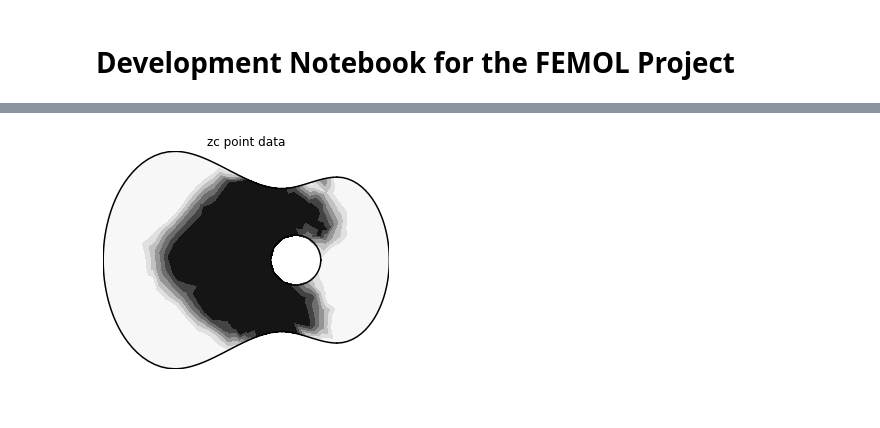
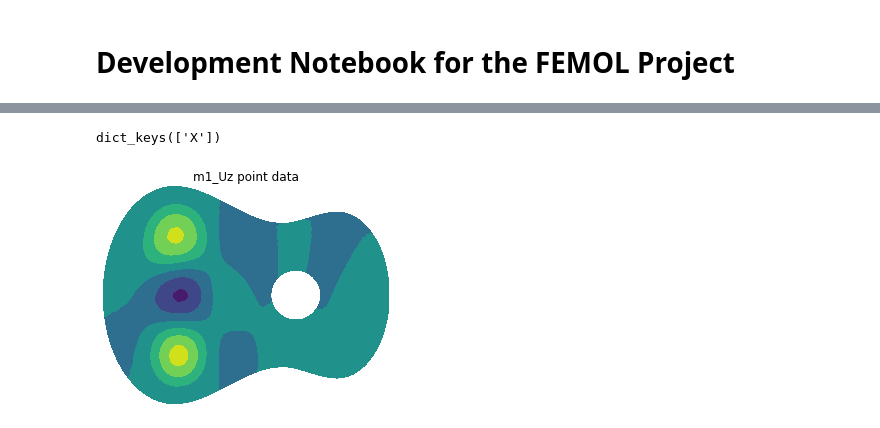
Before and after one commit to olivecha/FEMOL, a Jupyter notebook: DEV_Notebook.ipynb, the cells around one changed output, grey strips where cells are left out. Cells and saved outputs as stored; diff of their text form; code cells hidden in the pictures.

Commit message:
added meshes quad fix

```diff
--- a/DEV_Notebook.ipynb
+++ b/DEV_Notebook.ipynb
@@ -135,0 +88,5 @@ mesh = SIMP.solve(vector_mac, save=True, plot=True, converge=0.05)
+# %%
+mesh = FEMOL.mesh.load_vtk('meshes_to_check/guitar_lcar05_T21_100_iter.vtk')
+print(mesh.cell_data.keys())
+print(mesh.N_ele)
+mesh.plot.point_data('m1_Uz')
@@ -135,0 +108,5 @@ mesh = SIMP.solve(vector_mac, save=True, plot=True, converge=0.05)
+# %%
+mesh = FEMOL.mesh.load_vtk('meshes_to_check/guitar_lcar05_T21_100_iter.vtk')
+print(mesh.cell_data.keys())
+print(mesh.N_ele)
+mesh.plot.point_data('m1_Uz')
@@ -135,0 +126,5 @@ mesh = SIMP.solve(vector_mac, save=True, plot=True, converge=0.05)
+# %%
+mesh = FEMOL.mesh.load_vtk('meshes_to_check/guitar_lcar05_T13_100_iter.vtk')
+print(mesh.cell_data.keys())
+print(mesh.N_ele)
+mesh.plot.point_data('m1_Uz')
@@ -135,0 +140,4 @@ mesh = SIMP.solve(vector_mac, save=True, plot=True, converge=0.05)
+# %%
+
+mesh_T21 = FEMOL.mesh.load_vtk('guitar_lcar02_modeT21_10_iter.vtk')
+plot_all_TOM(mesh_T21)
@@ -136,7 +159,7 @@ mesh = SIMP.solve(vector_mac, save=True, plot=True, converge=0.05)
 # %%
-mesh = FEMOL.mesh.load_vtk('Results/_topopt_cache/TOM_2022-03-14_21_08_39.vtk')
-mesh.cell_to_point_data('zc')
-mesh.plot.point_data('zc', cmap='Greys')
-FEMOL.utils.guitar_outline2(L=1)
+mesh = FEMOL.mesh.load_vtk('TOM_2022-03-20_11_21_39.vtk')
+print(mesh.cell_data.keys())
+mesh.plot.point_data('m1_Uz')
 # %% [output]
+dict_keys(['X'])
-[figure, old version]
+[figure, new version]
```
Also changed, not shown: parts of 25 cells of this notebook, 10 other files.
